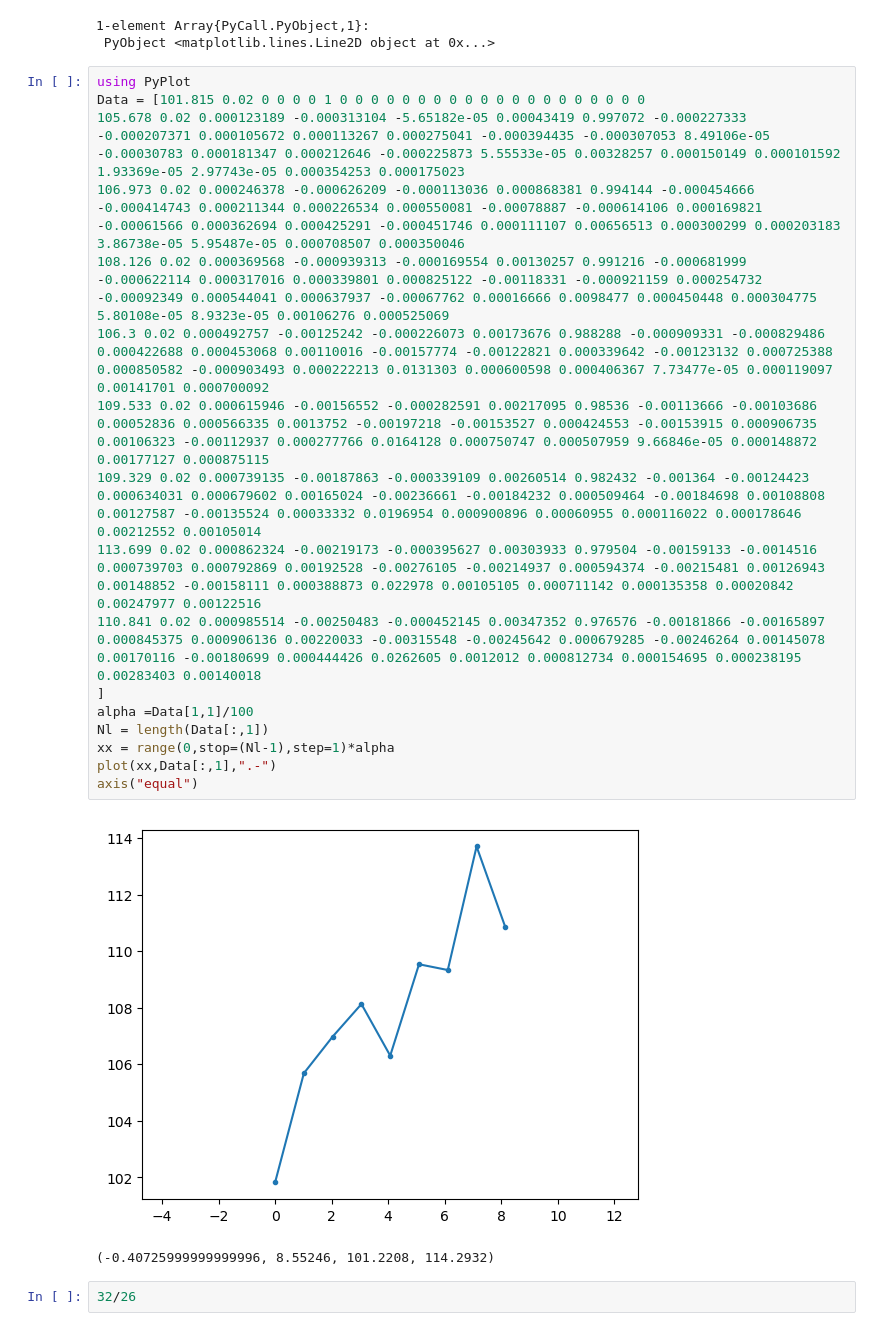
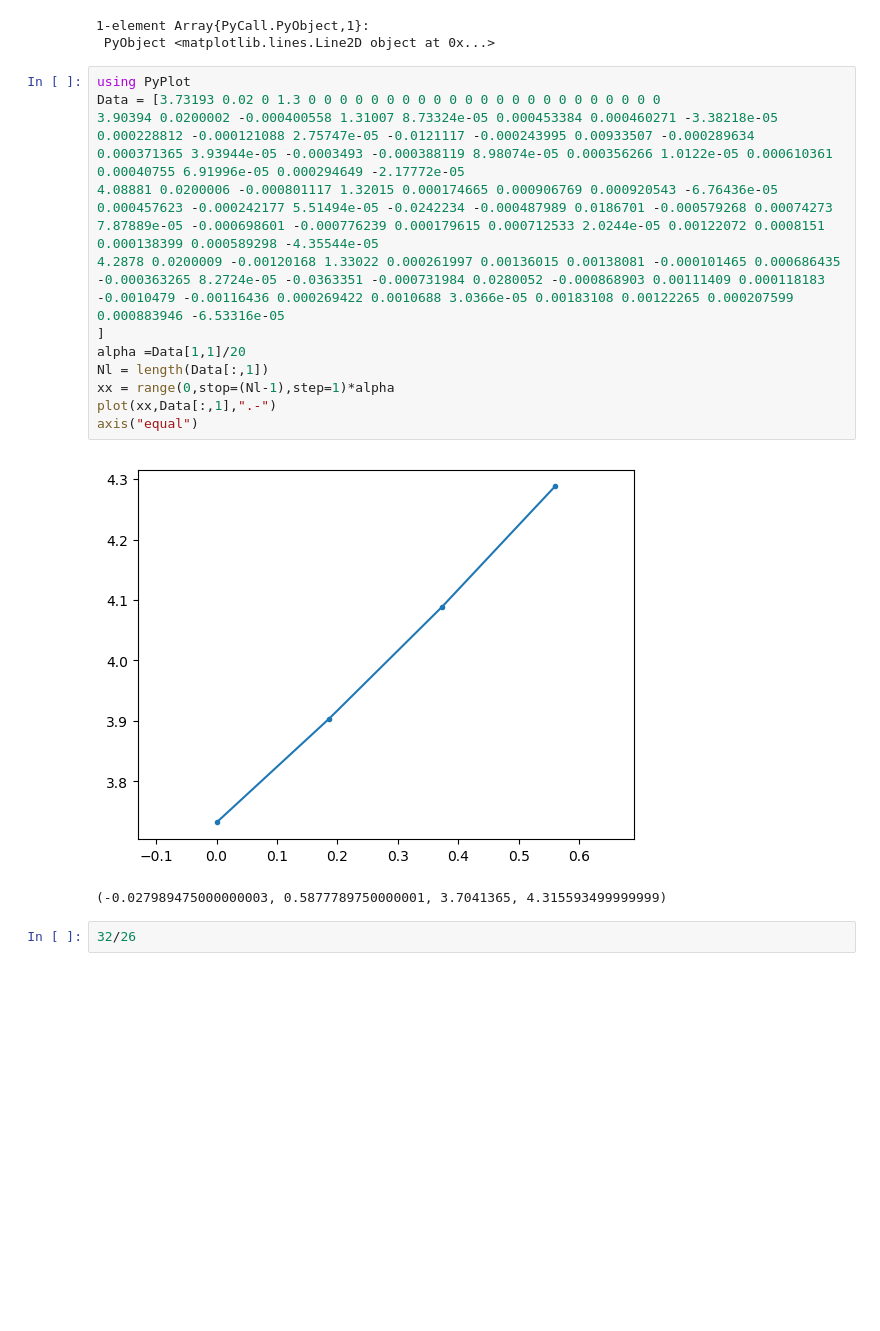
Before and after one commit to WenjieYao/LDOSOptimization, a Jupyter notebook: SphereResonance.ipynb, the cells around one changed output. Cells and saved outputs as stored; diff of their text form; blank space fills up the shorter version.

```diff
--- a/SphereResonance.ipynb
+++ b/SphereResonance.ipynb
@@ -1098,26 +1098,21 @@ plot(resolution[:],rho[:],".")
 [figure]
 1-element Array{PyCall.PyObject,1}:
  PyObject <matplotlib.lines.Line2D object at 0x...>
-# %%
-using PyPlot
-Data = [101.815 0.02 0 0 0 0 1 0 0 0 0 0 0 0 0 0 0 0 0 0 0 0 0 0 0 0 0
-105.678 0.02 0.000123189 -0.000313104 -5.65182e-05 0.00043419 0.997072 -0.000227333 -0.000207371 0.000105672 0.000113267 0.000275041 -0.000394435 -0.000307053 8.49106e-05 -0.00030783 0.000181347 0.000212646 -0.000225873 5.55533e-05 0.00328257 0.000150149 0.000101592 1.93369e-05 2.97743e-05 0.000354253 0.000175023
-106.973 0.02 0.000246378 -0.000626209 -0.000113036 0.000868381 0.994144 -0.000454666 -0.000414743 0.000211344 0.000226534 0.000550081 -0.00078887 -0.000614106 0.000169821 -0.00061566 0.000362694 0.000425291 -0.000451746 0.000111107 0.00656513 0.000300299 0.000203183 3.86738e-05 5.95487e-05 0.000708507 0.000350046
-108.126 0.02 0.000369568 -0.000939313 -0.000169554 0.00130257 0.991216 -0.000681999 -0.000622114 0.000317016 0.000339801 0.000825122 -0.00118331 -0.000921159 0.000254732 -0.00092349 0.000544041 0.000637937 -0.00067762 0.00016666 0.0098477 0.000450448 0.000304775 5.80108e-05 8.9323e-05 0.00106276 0.000525069
-106.3 0.02 0.000492757 -0.00125242 -0.000226073 0.00173676 0.988288 -0.000909331 -0.000829486 0.000422688 0.000453068 0.00110016 -0.00157774 -0.00122821 0.000339642 -0.00123132 0.000725388 0.000850582 -0.000903493 0.000222213 0.0131303 0.000600598 0.000406367 7.73477e-05 0.000119097 0.00141701 0.000700092
-109.533 0.02 0.000615946 -0.00156552 -0.000282591 0.00217095 0.98536 -0.00113666 -0.00103686 0.00052836 0.000566335 0.0013752 -0.00197218 -0.00153527 0.000424553 -0.00153915 0.000906735 0.00106323 -0.00112937 0.000277766 0.0164128 0.000750747 0.000507959 9.66846e-05 0.000148872 0.00177127 0.000875115
-109.329 0.02 0.000739135 -0.00187863 -0.000339109 0.00260514 0.982432 -0.001364 -0.00124423 0.000634031 0.000679602 0.00165024 -0.00236661 -0.00184232 0.000509464 -0.00184698 0.00108808 0.00127587 -0.00135524 0.00033332 0.0196954 0.000900896 0.00060955 0.000116022 0.000178646 0.00212552 0.00105014
-113.699 0.02 0.000862324 -0.00219173 -0.000395627 0.00303933 0.979504 -0.00159133 -0.0014516 0.000739703 0.000792869 0.00192528 -0.00276105 -0.00214937 0.000594374 -0.00215481 0.00126943 0.00148852 -0.00158111 0.000388873 0.022978 0.00105105 0.000711142 0.000135358 0.00020842 0.00247977 0.00122516
-110.841 0.02 0.000985514 -0.00250483 -0.000452145 0.00347352 0.976576 -0.00181866 -0.00165897 0.000845375 0.000906136 0.00220033 -0.00315548 -0.00245642 0.000679285 -0.00246264 0.00145078 0.00170116 -0.00180699 0.000444426 0.0262605 0.0012012 0.000812734 0.000154695 0.000238195 0.00283403 0.00140018
-]
-alpha =Data[1,1]/100
-Nl = length(Data[:,1])
-xx = range(0,stop=(Nl-1),step=1)*alpha
-plot(xx,Data[:,1],".-")
-axis("equal")
-# %% [output]
-[figure, removed]
-(-0.40725999999999996, 8.55246, 101.2208, 114.2932)
+# %%
+using PyPlot
+Data = [3.73193 0.02 0 1.3 0 0 0 0 0 0 0 0 0 0 0 0 0 0 0 0 0 0 0 0 0 0 0
+3.90394 0.0200002 -0.000400558 1.31007 8.73324e-05 0.000453384 0.000460271 -3.38218e-05 0.000228812 -0.000121088 2.75747e-05 -0.0121117 -0.000243995 0.00933507 -0.000289634 0.000371365 3.93944e-05 -0.0003493 -0.000388119 8.98074e-05 0.000356266 1.0122e-05 0.000610361 0.00040755 6.91996e-05 0.000294649 -2.17772e-05
+4.08881 0.0200006 -0.000801117 1.32015 0.000174665 0.000906769 0.000920543 -6.76436e-05 0.000457623 -0.000242177 5.51494e-05 -0.0242234 -0.000487989 0.0186701 -0.000579268 0.00074273 7.87889e-05 -0.000698601 -0.000776239 0.000179615 0.000712533 2.0244e-05 0.00122072 0.0008151 0.000138399 0.000589298 -4.35544e-05
+4.2878 0.0200009 -0.00120168 1.33022 0.000261997 0.00136015 0.00138081 -0.000101465 0.000686435 -0.000363265 8.2724e-05 -0.0363351 -0.000731984 0.0280052 -0.000868903 0.00111409 0.000118183 -0.0010479 -0.00116436 0.000269422 0.0010688 3.0366e-05 0.00183108 0.00122265 0.000207599 0.000883946 -6.53316e-05
+]
+alpha =Data[1,1]/20
+Nl = length(Data[:,1])
+xx = range(0,stop=(Nl-1),step=1)*alpha
+plot(xx,Data[:,1],".-")
+axis("equal")
+# %% [output]
+[figure, added]
+(-0.027989475000000003, 0.5877789750000001, 3.7041365, 4.315593499999999)
 # %%
 32/26
 # %% [output]
```
Also changed, not shown: 9 other files.
